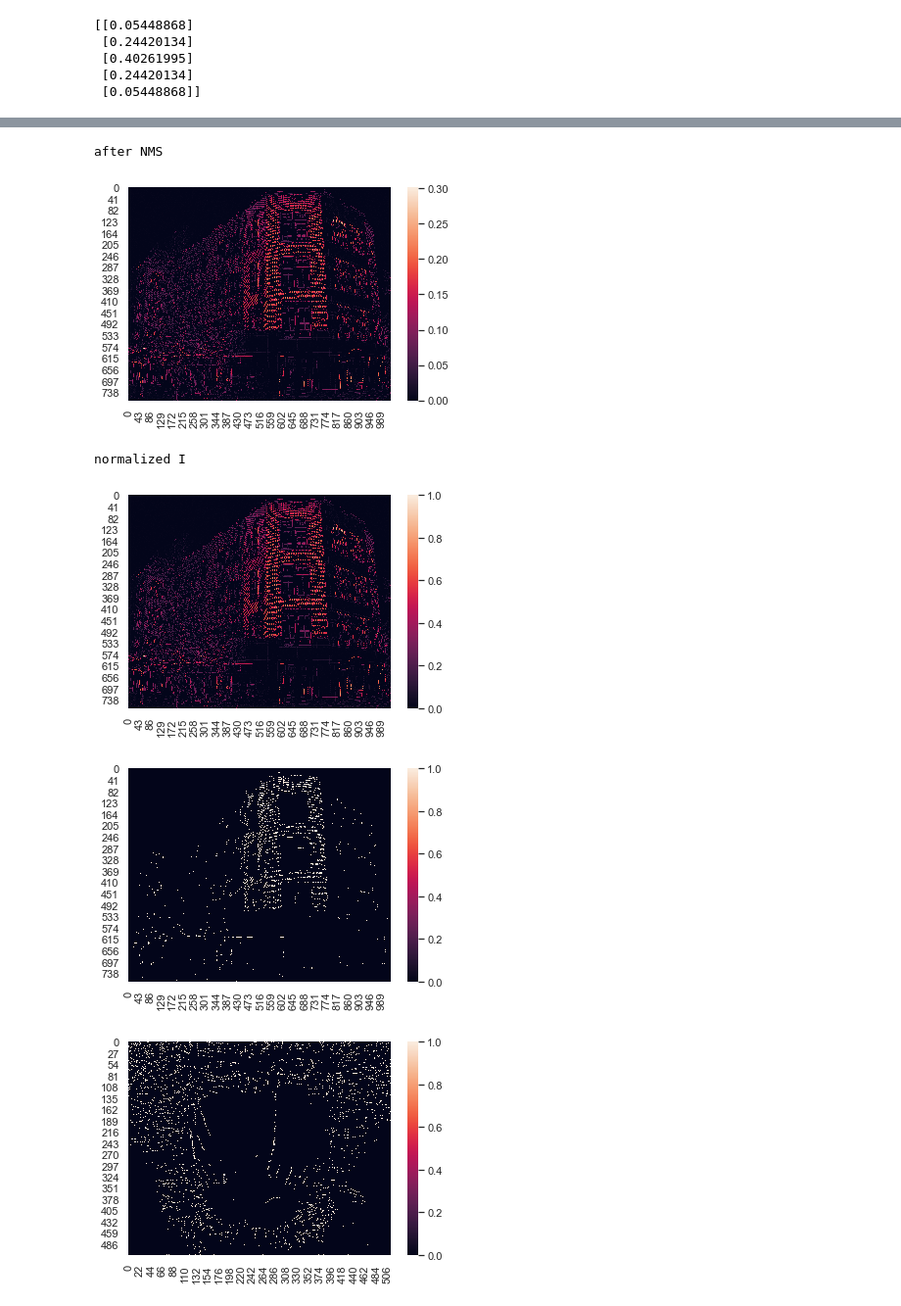
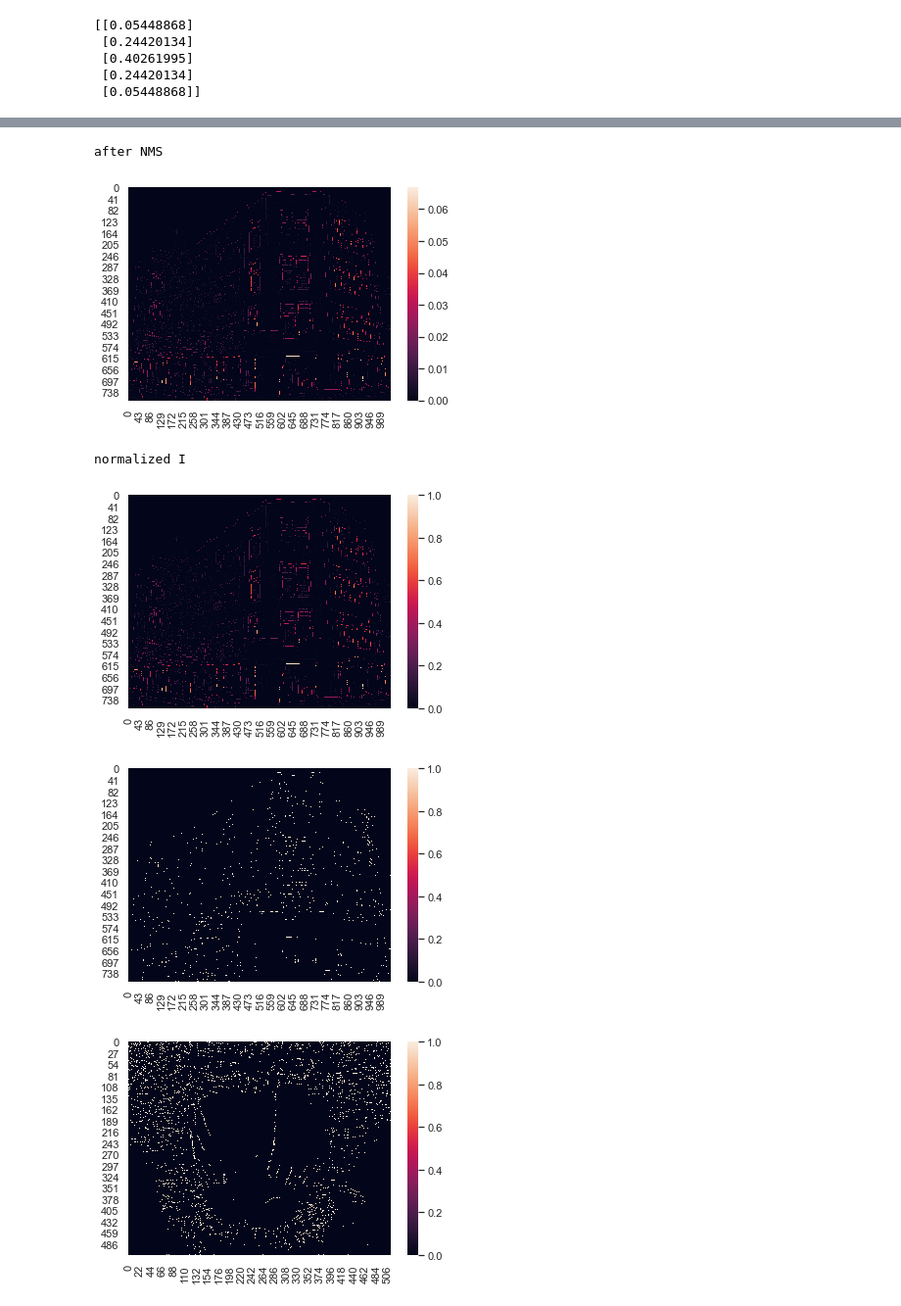
Before and after one commit to kwantlin/student-assignment-1, a Jupyter notebook: hw1.ipynb, the cells around one changed output, grey strips where cells are left out. Shown at 98% size. Cells and saved outputs as stored; diff of their text form; code cells hidden in the pictures.

```diff
--- a/hw1.ipynb
+++ b/hw1.ipynb
@@ -69,21 +69,21 @@ def deriv_gauss(sigma): # get vertical 1d gaussian derivative
     dim = 2*half_size+1
     k = np.arange(-half_size, half_size+1, 1)
 
-    return np.exp(np.square(k) / (-2*sigma*sigma)) * (-k / sqrt(2*pi)*sigma**3)
+    return np.exp(np.square(k) / (-2*sigma**2)) * (-k / (sqrt(2*pi)*sigma**3))
 
 
-Gpy = np.expand_dims(deriv_gauss(1), axis=0)     # horizontal derivative of a Gaussian
-GTx = np.expand_dims(gauss(1), axis=1)            # vertical gaussian
-Gy = np.expand_dims(gauss(1), axis=0)             # horizontal Gaussian
-GpTx = np.expand_dims(deriv_gauss(1), axis=1)   # vertical derivative of Gaussian
+Gpy = np.expand_dims(deriv_gauss(4), axis=0)     # horizontal derivative of a Gaussian
+GTx = np.expand_dims(gauss(4), axis=1)            # vertical gaussian
+Gy = np.expand_dims(gauss(4), axis=0)             # horizontal Gaussian
+GpTx = np.expand_dims(deriv_gauss(4), axis=1)   # vertical derivative of Gaussian
 
 print("Gpy", Gpy, Gpy.shape)
 print("GTx", GTx, GTx.shape)
 print("Gy", Gy)
 # print(Gy[4])
-Fx = cv2.filter2D((cv2.filter2D(gray, -1, Gpy)), -1, GTx)
+Fx = cv2.filter2D((cv2.filter2D(gray, -1, GTx)), -1, Gpy)
 # Fx = cv2.filter2D(gray,-1,cv2.filter2D(Gpy,-1,GTx))
-Fy = cv2.filter2D((cv2.filter2D(gray, -1, Gy)), -1, GpTx)
+Fy = cv2.filter2D((cv2.filter2D(gray, -1, GpTx)), -1, Gy)
 
 # kernel = gauss(1)
 # print("kernel", kernel)
@@ -145,0 +151,6 @@ ax2 = sns.heatmap(D)
+# %%
+for i in range(D.shape[0]):
+    for j in range(D.shape[1]):
+        if D[i][j]<0:
+            D[i][j]+=pi
+ax21 = sns.heatmap(D)
@@ -186,7 +199,7 @@ print("after NMS")
 ax4 = sns.heatmap(I)
 # %% [output]
 after NMS
-[figure, old version]
+[figure, new version]
 # %%
 edgemap = np.zeros(I.shape)
 I_normal = I / np.amax(I)
@@ -194,37 +207,37 @@ print("normalized I")
 ax44 = sns.heatmap(I_normal)
 # %% [output]
 normalized I
-[figure, old version]
+[figure, new version]
 # %%
 
-th = 0.4
-tl = 0.2
+th = 0.1
+tl = 0
 for i in range(I.shape[0]):
     for j in range(I.shape[1]):
         if I_normal[i][j] > th:
 #             edgemap[i][j] = 1
             to_check = [(i,j)]
             while(to_check):
                 p = to_check.pop(0)
                 if edgemap[p] == 0:
                     if D_prime[i][j] == 0:
                         n1, n2 = (max(0,p[0]-1), p[1]), (min(I.shape[0]-1, p[0]+1), p[1])
                     elif D_prime[i][j] == pi/4:
                         n1, n2 = (max(0,p[0]-1), max(0,p[1]-1)), (min(I.shape[0]-1, p[0]+1), min(I.shape[1]-1,p[1]+1))
                     elif D_prime[i][j] == pi/2:
                         n1, n2 = (p[0], max(0,p[1]-1)), (p[0], min(I.shape[1]-1,p[1]+1))
                     else:
                         n1, n2 = (max(0,p[0]-1), min(I.shape[1]-1,p[1]+1)), (min(I.shape[0]-1, p[0]+1), max(0,p[1]-1))
                     if I_normal[n1] > tl:
                         to_check.append(n1)
                         edgemap[n1] = 1
                     if I_normal[n2] > tl:
                         to_check.append(n2)
                         edgemap[n2] = 1
 
 ax5 = sns.heatmap(edgemap)
 # %% [output]
-[figure, old version]
+[figure, new version]
 # %%
 img_mandrill = cv2.imread('example_images/mandrill.jpg', 1)
 gray_mandrill = cv2.cvtColor(img_mandrill, cv2.COLOR_BGR2GRAY)
```
Also changed, not shown: parts of 6 cells of this notebook.
